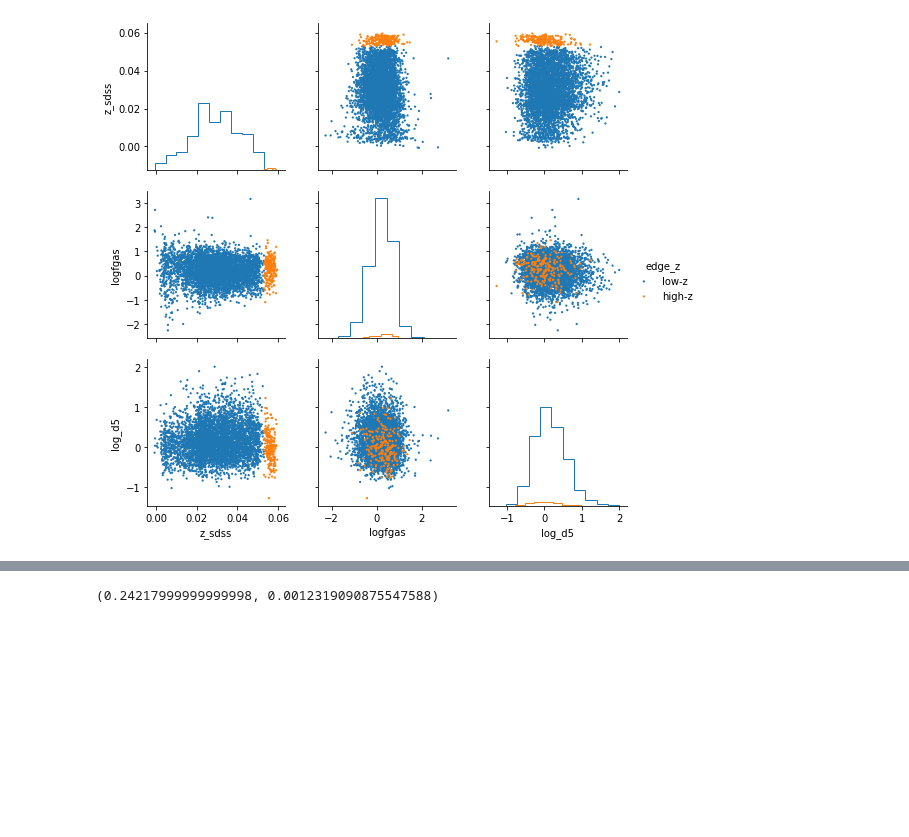
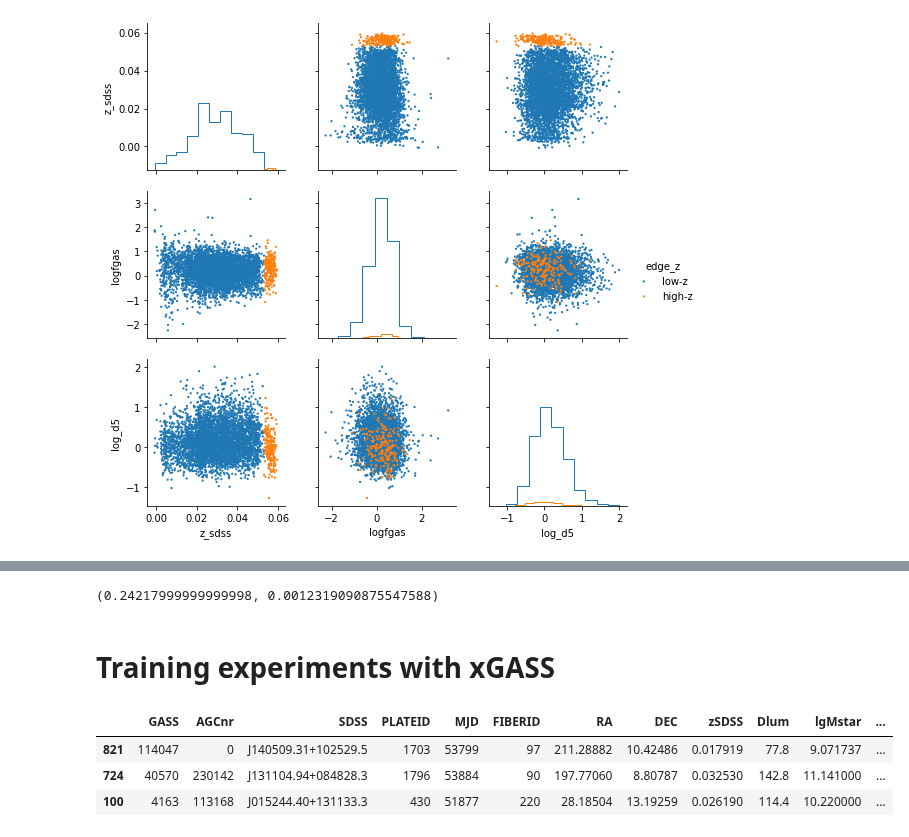
Before and after one commit to jwuphysics/HI-convnets, a Jupyter notebook: notebook/COLAB - Environmental parameter.ipynb, the cells around one changed output, grey strips where cells are left out. Cells and saved outputs as stored; diff of their text form; code cells hidden in the pictures; blank space fills up the shorter version.

```diff
--- a/notebook/COLAB - Environmental parameter.ipynb
+++ b/notebook/COLAB - Environmental parameter.ipynb
@@ -711,6 +734,28 @@ data = (
 # %%
 # Train on overdense, validate on underdense
 for i in range(5):
+
+    try:
+        learn.purge();
+    except NameError:
+        pass
+
+    df = split_isolated(get_a40_data()).copy()
+
+    src = (
+        ImageList.from_df(
+            df, path=PATH, folder="images-OC", suffix=".jpg", cols="AGCNr"
+        )
+        .split_from_df(col='isolated')
+        .label_from_df(cols=["logfgas"], label_cls=FloatList)
+    )
+
+    data = (
+        src.transform(tfms, size=sz)
+        .databunch(bs=bs)
+        .normalize(xGASS_stats)
+    )
+
     learn = Learner(
         data,
         model=mxresnet34(),
@@ -727,7 +772,7 @@ for i in range(5):
 
     fgas_pred, fgas_true = learn.TTA(scale=1.)
 
-    with open(f'{PATH}/results/environment/a40-valid-underdense.txt', 'a') as f:
+    with open(f'{PATH}/results/environment/Sigma_5/a40-valid-underdense.txt', 'a') as f:
         print('=================================================', file=f)
         print('ITERATION {:d} RMSE = {:.4f}'.format(i, root_mean_squared_error(fgas_pred, fgas_true)), file=f)
         print('=================================================', file=f)
@@ -733,0 +781,11 @@ for i in range(5):
+# %%
+# first version (not sure if it's been cached)
+# validating_isolated = np.array([0.1843, 0.1874, 0.1843, 0.1834, 0.1863, ])
+# validating_isolated.mean(), validating_isolated.std() #  (0.18514000000000003, 0.0014759403781996099)
+
+
+# second version
+validating_isolated = np.array([0.1885, 0.1845, 0.1875, 0.1907, 0.1827])
+validating_isolated.mean(), validating_isolated.std() # (0.18678, 0.0028526478927480715)
+# %% [output]
+(0.24217999999999998, 0.0012319090875547588)
@@ -734,5 +890,23 @@ for i in range(5):
 # %%
-validating_isolated = np.array([0.2443, 0.2419, 0.2405, 0.2424, 0.2418])
-validating_isolated.mean(), validating_isolated.std()
+validating_random = np.array([0.2298, 0.2205, 0.2375, 0.2346, 0.2343,])
+validating_random.mean(), validating_random.std() #  (0.23134000000000002, 0.005953351996984554)
-# %% [output]
-(0.24217999999999998, 0.0012319090875547588)
+# %% [markdown]
+# Training experiments with xGASS
+# %%
+def get_xgass_data():
+    df = pd.read_csv(f"{PATH}/data/xGASS_representative_sample.csv")
+
+    df = df.join(pd.read_csv(f"{PATH}/data/xGASS-Sigma_5.csv", index_col="GASS"), on="GASS", rsuffix='_GASS')
+    df['logfgas'] = df.lgMHI - df.lgMstar
+    return df.copy()
+# %%
+df = get_xgass_data()
+
+df = split_isolated(get_xgass_data()).copy()
+
+df.sample(3)
+# %% [output]
+|  | GASS | AGCnr | SDSS | PLATEID | MJD | FIBERID | RA | DEC | zSDSS | Dlum | lgMstar | ... |
+| 821 | 114047 | 0 | J140509.31+102529.5 | 1703 | 53799 | 97 | 211.28882 | 10.42486 | 0.017919 | 77.8 | 9.071737 | ... |
+| 724 | 40570 | 230142 | J131104.94+084828.3 | 1796 | 53884 | 90 | 197.77060 | 8.80787 | 0.032530 | 142.8 | 11.141000 | ... |
+| 100 | 4163 | 113168 | J015244.40+131133.3 | 430 | 51877 | 220 | 28.18504 | 13.19259 | 0.026190 | 114.4 | 10.220000 | ... |
```
Also changed, not shown: parts of 33 cells of this notebook, 3 other files.
